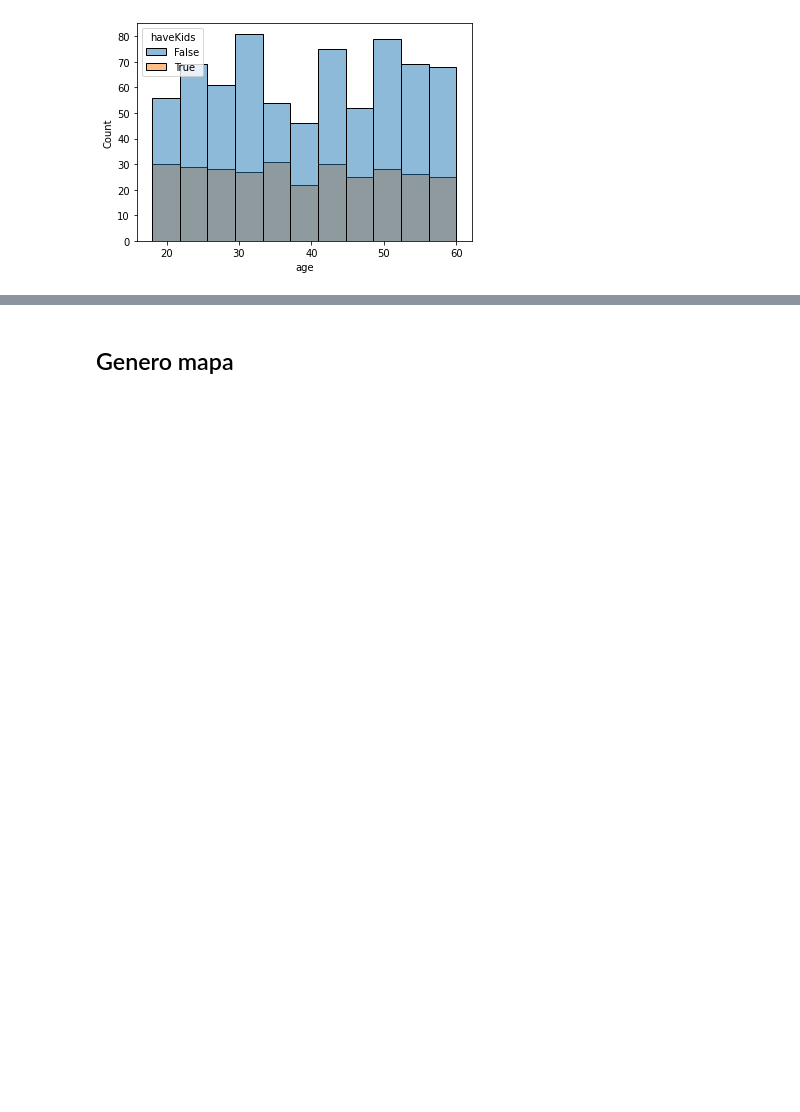
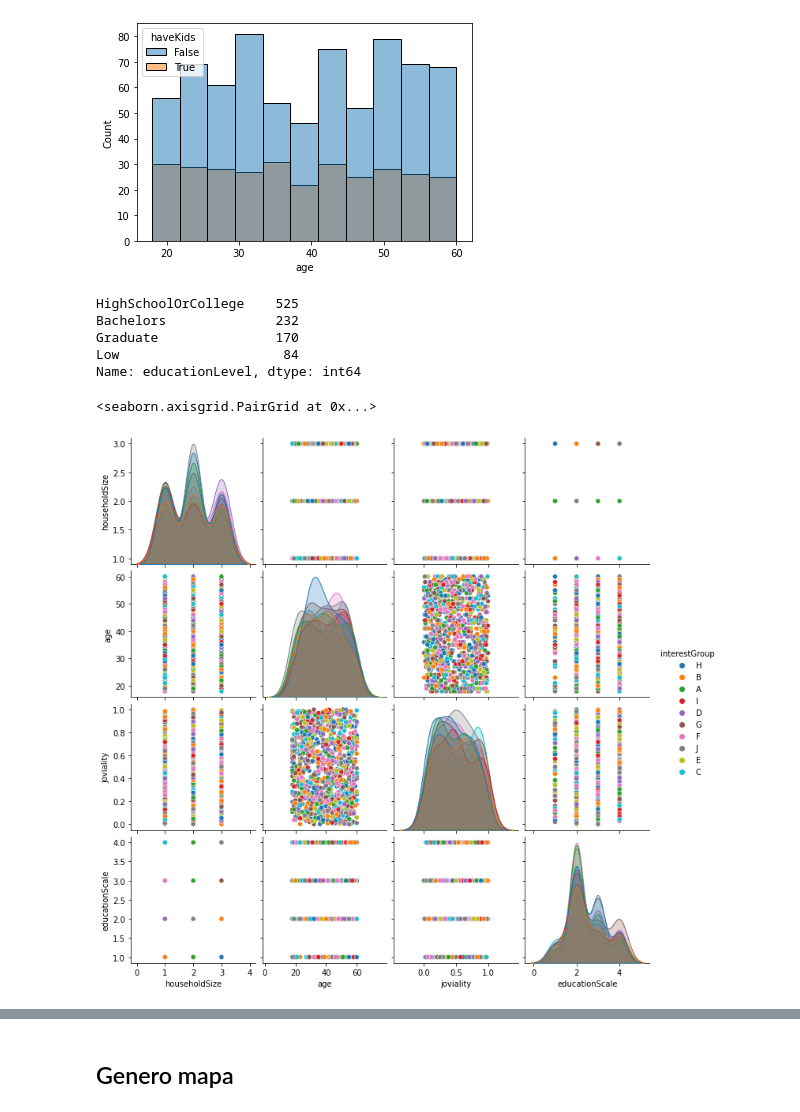
Before and after one commit to ffelicioni/tp_infoviz, a Jupyter notebook: EDA_Vast_challenge.ipynb, the cells around one changed output, grey strips where cells are left out. Cells and saved outputs as stored; diff of their text form; code cells hidden in the pictures; blank space fills up the shorter version.

Commit message:
add pairplot+ tabla_contingencia

```diff
--- a/EDA_Vast_challenge.ipynb
+++ b/EDA_Vast_challenge.ipynb
@@ -206,3 +222,20 @@ g.legend(bbox_to_anchor=(1.05, 1), loc=2, borderaxespad=0.)
 g2=sns.histplot(data=participants, x='age',hue='haveKids')
 # %% [output]
 [figure]
+# %%
+participants.educationLevel.value_counts()
+# %% [output]
+HighSchoolOrCollege    525
+Bachelors              232
+Graduate               170
+Low                     84
+Name: educationLevel, dtype: int64
+# %%
+# escala educativa
+scale_mapper = {"Low":1, "HighSchoolOrCollege":2, "Bachelors":3,"Graduate":4}
+participants["educationScale"] = participants.educationLevel.replace(scale_mapper)
+# %%
+sns.pairplot(participants,vars = ['householdSize', 'age', 'joviality','educationScale'],hue = 'interestGroup')
+# %% [output]
+<seaborn.axisgrid.PairGrid at 0x...>
+[figure, added]
```
Also changed, not shown: parts of 6 cells of this notebook.
